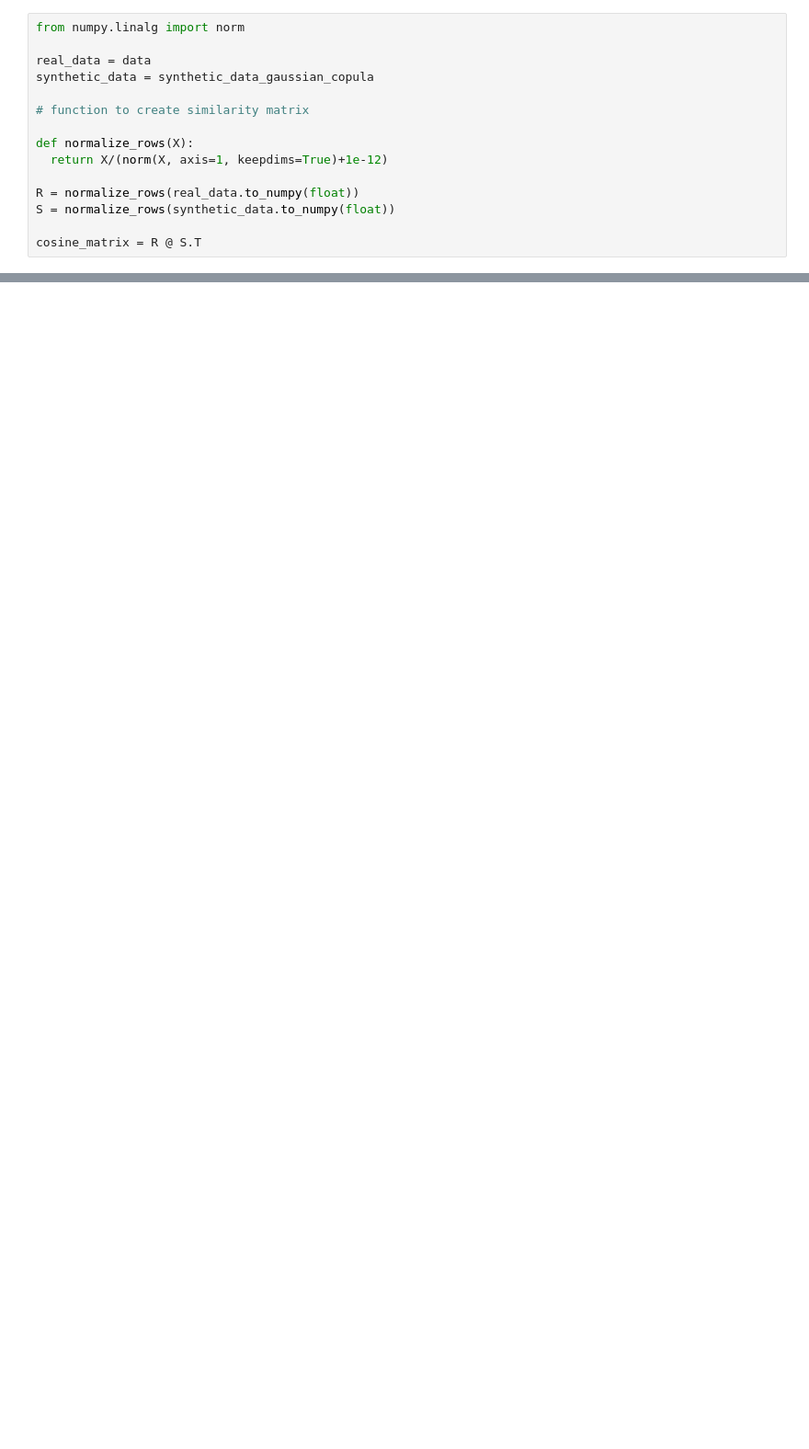
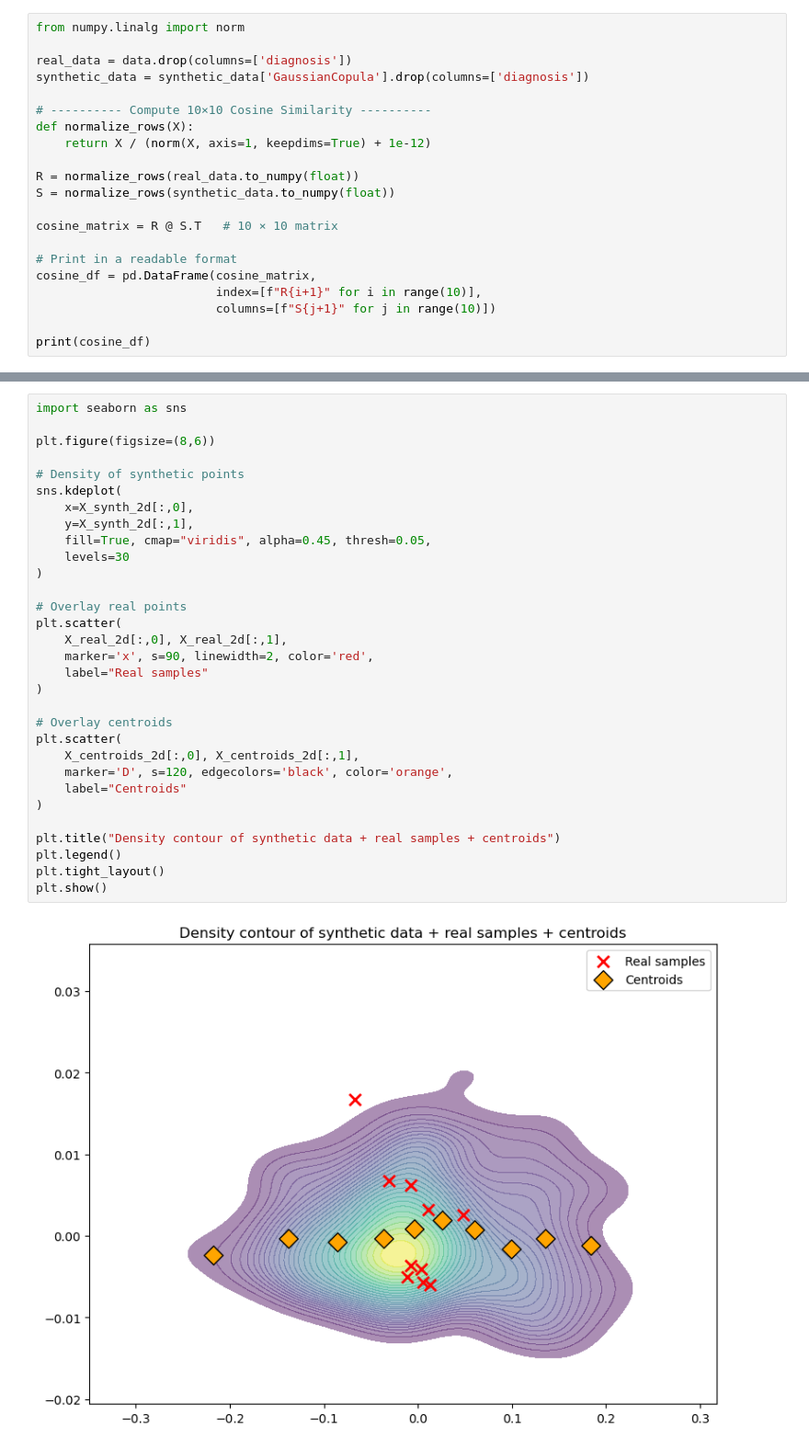
Before and after one commit to bdsul/Synthetic-data_Audit, a Jupyter notebook: Sample/validation_check.ipynb, the cells around one changed output, grey strips where cells are left out. Shown: that part at 92% size. Cells and saved outputs as stored; diff of their text form; blank space fills up the shorter version.

```diff
--- a/Sample/validation_check.ipynb
+++ b/Sample/validation_check.ipynb
@@ -188,15 +157,21 @@ data
 # %%
 from numpy.linalg import norm
 
-real_data = data
-synthetic_data = synthetic_data_gaussian_copula
+real_data = data.drop(columns=['diagnosis'])
+synthetic_data = synthetic_data['GaussianCopula'].drop(columns=['diagnosis'])
 
-# function to create similarity matrix
-
+# ---------- Compute 10×10 Cosine Similarity ----------
 def normalize_rows(X):
-  return X/(norm(X, axis=1, keepdims=True)+1e-12)
+    return X / (norm(X, axis=1, keepdims=True) + 1e-12)
 
 R = normalize_rows(real_data.to_numpy(float))
 S = normalize_rows(synthetic_data.to_numpy(float))
 
-cosine_matrix = R @ S.T
+cosine_matrix = R @ S.T   # 10 × 10 matrix
+
+# Print in a readable format
+cosine_df = pd.DataFrame(cosine_matrix,
+                         index=[f"R{i+1}" for i in range(10)],
+                         columns=[f"S{j+1}" for j in range(10)])
+
+print(cosine_df)
@@ -202,0 +1131,33 @@ cosine_matrix = R @ S.T
+# %%
+import seaborn as sns
+
+plt.figure(figsize=(8,6))
+
+# Density of synthetic points
+sns.kdeplot(
+    x=X_synth_2d[:,0],
+    y=X_synth_2d[:,1],
+    fill=True, cmap="viridis", alpha=0.45, thresh=0.05,
+    levels=30
+)
+
+# Overlay real points
+plt.scatter(
+    X_real_2d[:,0], X_real_2d[:,1],
+    marker='x', s=90, linewidth=2, color='red',
+    label="Real samples"
+)
+
+# Overlay centroids
+plt.scatter(
+    X_centroids_2d[:,0], X_centroids_2d[:,1],
+    marker='D', s=120, edgecolors='black', color='orange',
+    label="Centroids"
+)
+
+plt.title("Density contour of synthetic data + real samples + centroids")
+plt.legend()
+plt.tight_layout()
+plt.show()
+# %% [output]
+[figure, added]
```
Also changed, not shown: parts of 24 cells of this notebook, 1 other file.
